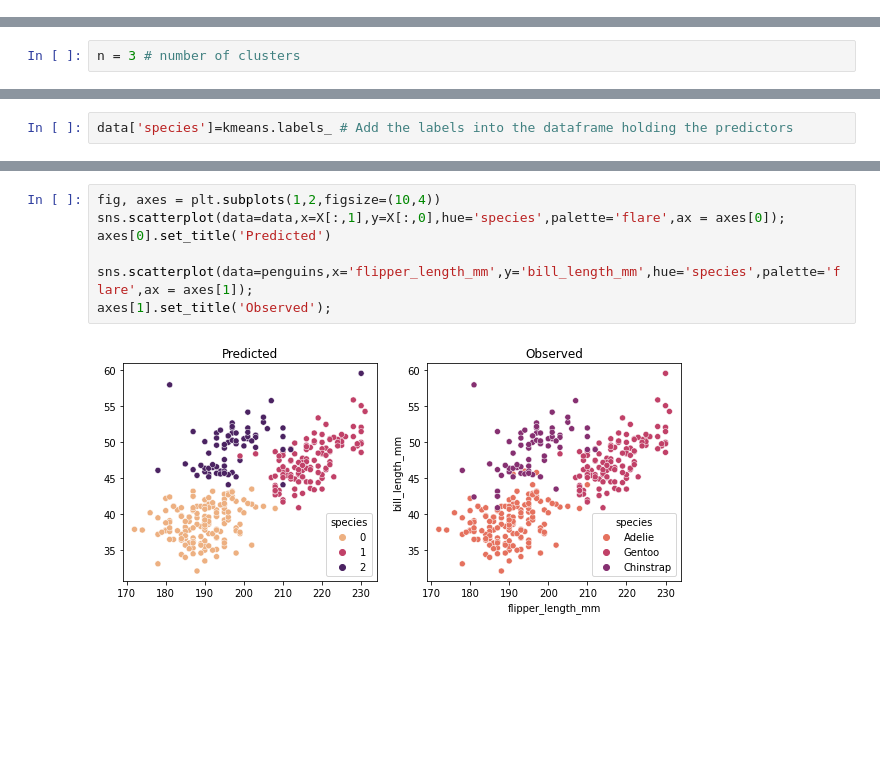
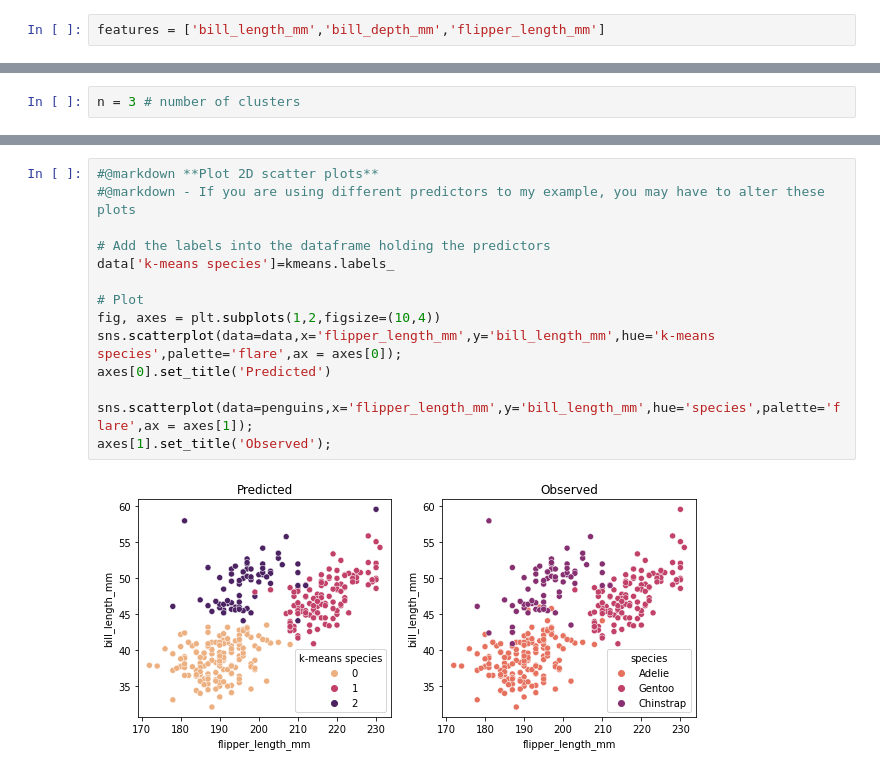
Before and after one commit to sfiddes/teaching, a Jupyter notebook: 2021_08_ML_workshop/Clustering101.ipynb, the cells around one changed output, grey strips where cells are left out. Drawn from its saved outputs; the diff is of its cells as text; blank space fills up the shorter version.

```diff
--- a/2021_08_ML_workshop/Clustering101.ipynb
+++ b/2021_08_ML_workshop/Clustering101.ipynb
@@ -117,0 +131,2 @@ XNorm.min(axis=0), XNorm.max(axis=0) # Check data
+# %%
+features = ['bill_length_mm','bill_depth_mm','flipper_length_mm']
@@ -126,2 +213,0 @@ kmeans.labels_ # the label assigned to each data point
-# %%
-data['species']=kmeans.labels_ # Add the labels into the dataframe holding the predictors
@@ -128,10 +243,17 @@ data['species']=kmeans.labels_ # Add the labels into the dataframe holding the p
 # %%
+#@markdown **Plot 2D scatter plots**
+#@markdown - If you are using different predictors to my example, you may have to alter these plots
+
+# Add the labels into the dataframe holding the predictors
+data['k-means species']=kmeans.labels_
+
+# Plot
 fig, axes = plt.subplots(1,2,figsize=(10,4))
-sns.scatterplot(data=data,x=X[:,1],y=X[:,0],hue='species',palette='flare',ax = axes[0]);
+sns.scatterplot(data=data,x='flipper_length_mm',y='bill_length_mm',hue='k-means species',palette='flare',ax = axes[0]);
 axes[0].set_title('Predicted')
 
 sns.scatterplot(data=penguins,x='flipper_length_mm',y='bill_length_mm',hue='species',palette='flare',ax = axes[1]);
 axes[1].set_title('Observed');
 # %% [output]
-[figure, old version]
+[figure, new version]
 # %%
```
Also changed, not shown: parts of 58 cells of this notebook.
